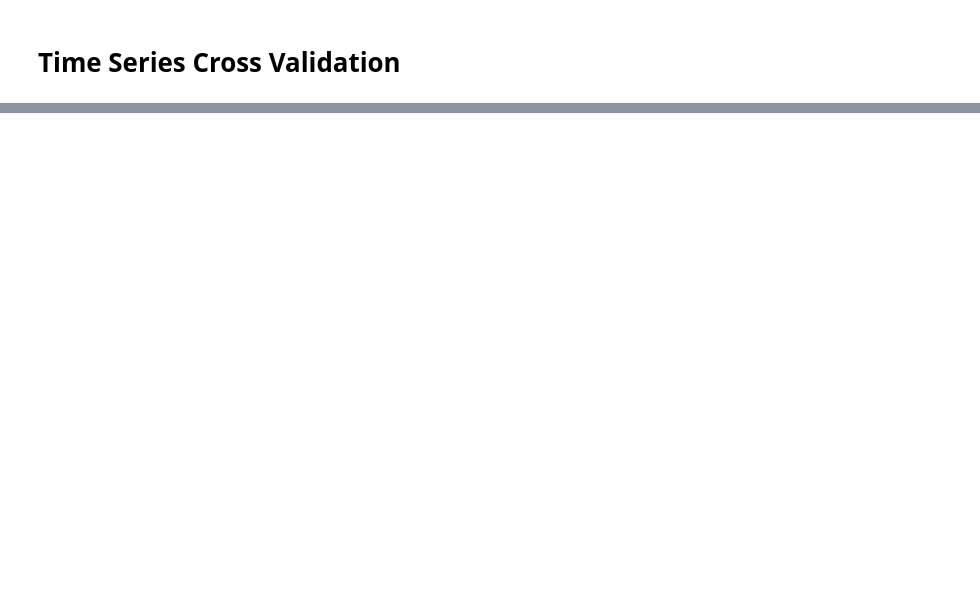
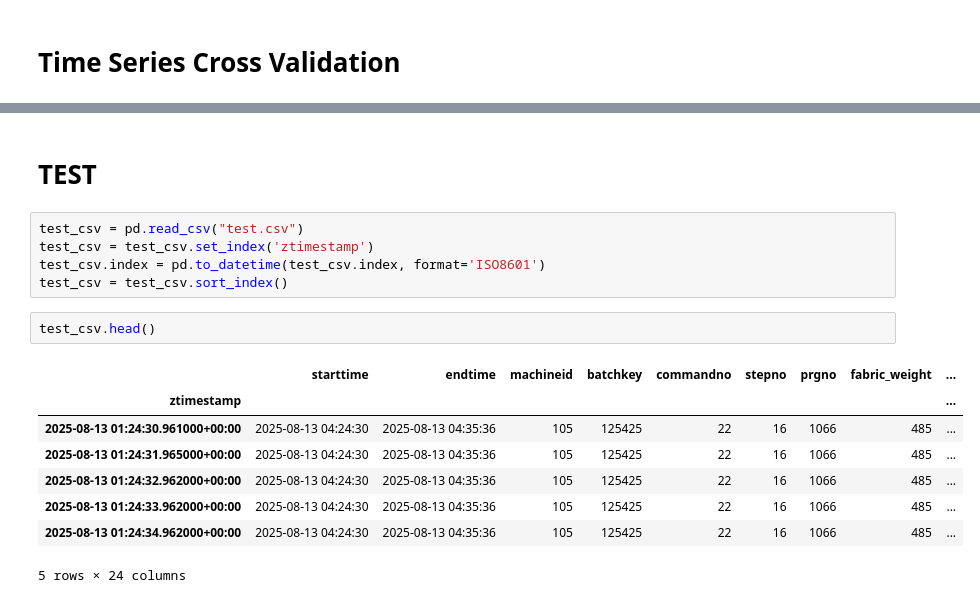
Before and after one commit to TahaSoylu44/Hacettepe-Datathon-26, a Jupyter notebook: aiclubdatathon-26/study-notebook.ipynb, the cells around one changed output, grey strips where cells are left out. Cells and saved outputs as stored; diff of their text form; blank space fills up the shorter version.

```diff
--- a/aiclubdatathon-26/study-notebook.ipynb
+++ b/aiclubdatathon-26/study-notebook.ipynb
@@ -127,0 +368,18 @@ plt.show()
+# %% [markdown]
+# TEST
+# %%
+test_csv = pd.read_csv("test.csv")
+test_csv = test_csv.set_index('ztimestamp')
+test_csv.index = pd.to_datetime(test_csv.index, format='ISO8601')
+test_csv = test_csv.sort_index()
+# %%
+test_csv.head()
+# %% [output]
+|  | starttime | endtime | machineid | batchkey | commandno | stepno | prgno | fabric_weight | ... |
+| ztimestamp |  |  |  |  |  |  |  |  | ... |
+| 2025-08-13 01:24:30.961000+00:00 | 2025-08-13 04:24:30 | 2025-08-13 04:35:36 | 105 | 125425 | 22 | 16 | 1066 | 485 | ... |
+| 2025-08-13 01:24:31.965000+00:00 | 2025-08-13 04:24:30 | 2025-08-13 04:35:36 | 105 | 125425 | 22 | 16 | 1066 | 485 | ... |
+| 2025-08-13 01:24:32.962000+00:00 | 2025-08-13 04:24:30 | 2025-08-13 04:35:36 | 105 | 125425 | 22 | 16 | 1066 | 485 | ... |
+| 2025-08-13 01:24:33.962000+00:00 | 2025-08-13 04:24:30 | 2025-08-13 04:35:36 | 105 | 125425 | 22 | 16 | 1066 | 485 | ... |
+| 2025-08-13 01:24:34.962000+00:00 | 2025-08-13 04:24:30 | 2025-08-13 04:35:36 | 105 | 125425 | 22 | 16 | 1066 | 485 | ... |
+5 rows × 24 columns
```
Also changed, not shown: parts of 32 cells of this notebook, 2 other files.
